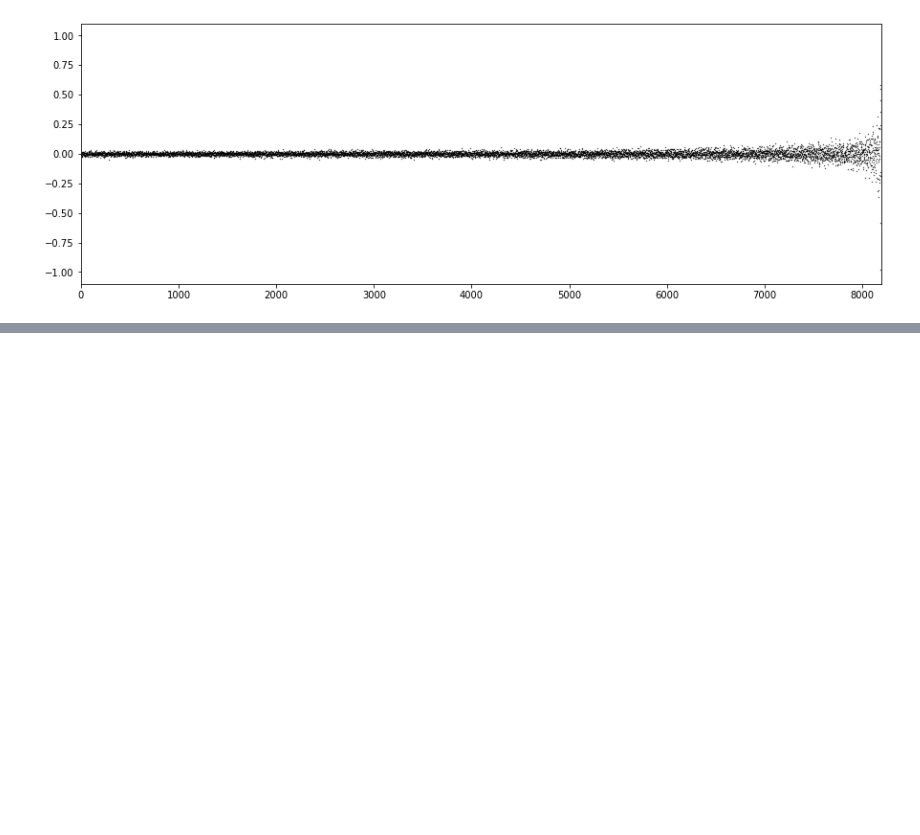
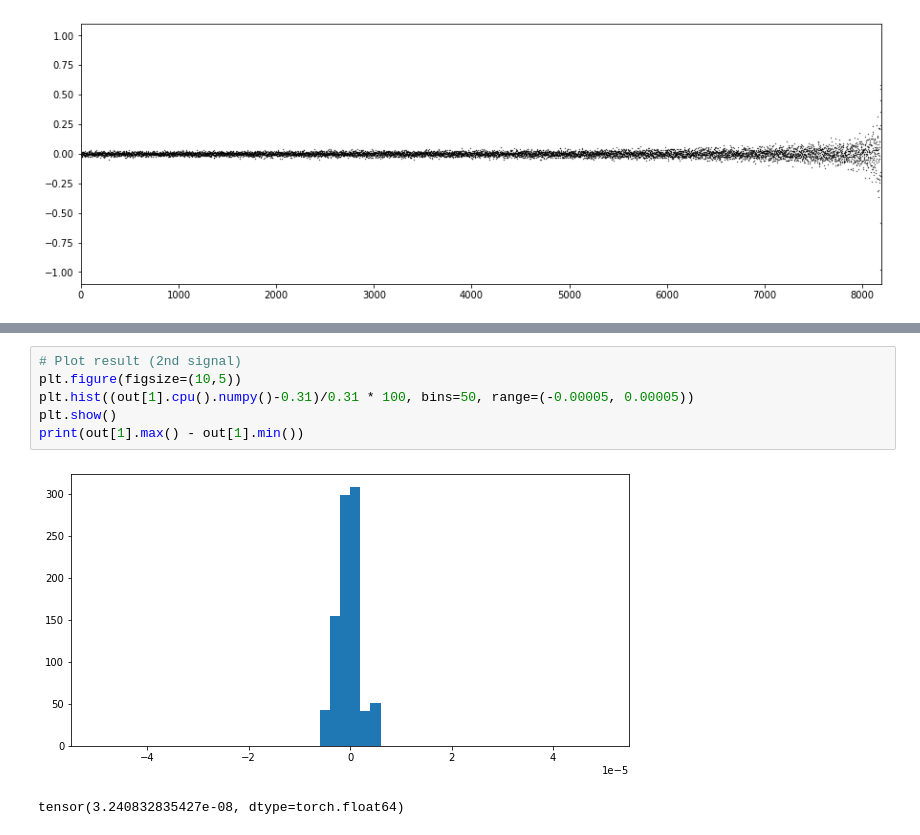
Before and after one commit to i-a-morozov/harmonica, a Jupyter notebook: notebook/nb_frequency.ipynb, the cells around one changed output, grey strips where cells are left out. Saved outputs shown, nothing was run; the diff lists cells and outputs as text; blank space fills up the shorter version.

```diff
--- a/notebook/nb_frequency.ipynb
+++ b/notebook/nb_frequency.ipynb
@@ -1765,0 +1801,9 @@ plt.show()
+# %%
+# Plot result (2nd signal)
+plt.figure(figsize=(10,5))
+plt.hist((out[1].cpu().numpy()-0.31)/0.31 * 100, bins=50, range=(-0.00005, 0.00005))
+plt.show()
+print(out[1].max() - out[1].min())
+# %% [output]
+[figure, added]
+tensor(3.240832835427e-08, dtype=torch.float64)
```
Also changed, not shown: parts of 3 cells of this notebook.
